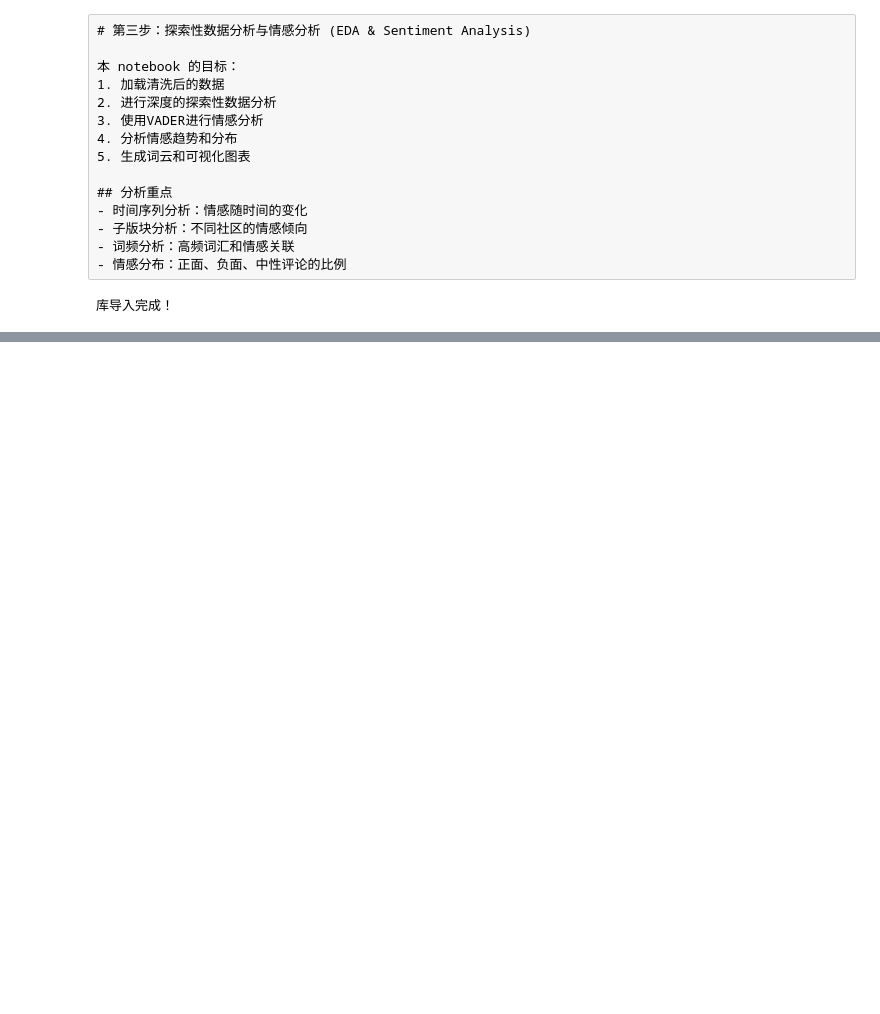
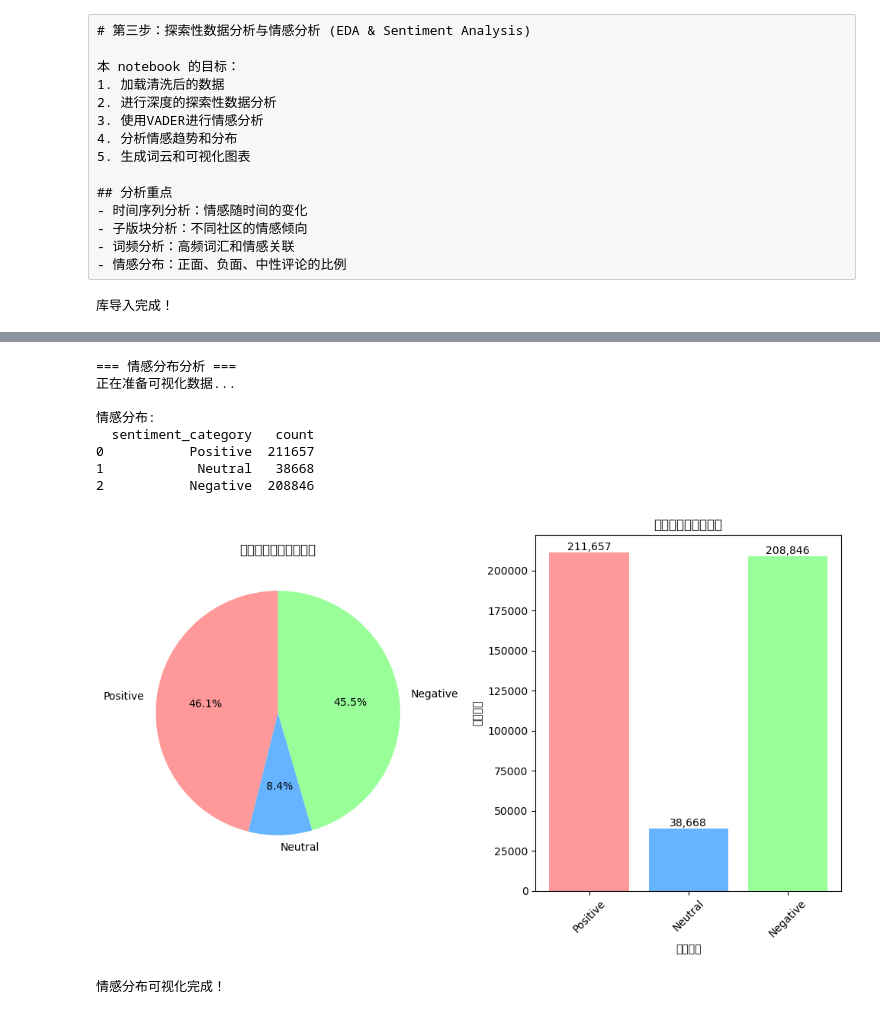
Before and after one commit to q2333gh/tweet_sentiment_analyze, a Jupyter notebook: notebooks/3_eda_and_sentiment_analysis.ipynb, the cells around one changed output, grey strips where cells are left out. Drawn from its saved outputs; the diff is of its cells as text; code cells hidden in the pictures; blank space fills up the shorter version.

```diff
--- a/notebooks/3_eda_and_sentiment_analysis.ipynb
+++ b/notebooks/3_eda_and_sentiment_analysis.ipynb
@@ -59,0 +198,72 @@ AnalysisException: [PATH_NOT_FOUND] Path does not exist: file:/home/jovyan/work/
+# %%
+# 情感分布分析和可视化
+print("=== 情感分布分析 ===")
+
+# 验证前面的VADER分析是否完成
+try:
+    df_with_vader
+    print("正在准备可视化数据...")
+
+    # 创建情感分类
+    def categorize_sentiment(score):
+        if score is None:
+            return "Unknown"
+        elif score > 0.05:
+            return "Positive"
+        elif score < -0.05:
+            return "Negative"
+        else:
+            return "Neutral"
+
+    categorize_udf = F.udf(categorize_sentiment, StringType())
+
+    # 应用情感分类
+    df_categorized = df_with_vader.withColumn("sentiment_category", categorize_udf(F.col("vader_sentiment")))
+
+    # 转换为Pandas进行分析
+    sentiment_dist = df_categorized.groupBy("sentiment_category").count().toPandas()
+    print("\n情感分布:")
+    print(sentiment_dist)
+
+    # 绘制情感分布饼图
+    plt.figure(figsize=(10, 6))
+
+    # 饼图
+    plt.subplot(1, 2, 1)
+    colors = ['#ff9999', '#66b3ff', '#99ff99', '#ffcc99']
+    plt.pie(sentiment_dist['count'], labels=sentiment_dist['sentiment_category'],
+            autopct='%1.1f%%', colors=colors, startangle=90)
+    plt.title('气候变化评论情感分布')
+
+    # 柱状图
+    plt.subplot(1, 2, 2)
+    bars = plt.bar(sentiment_dist['sentiment_category'], sentiment_dist['count'], color=colors)
+    plt.title('各情感类别评论数量')
+    plt.xlabel('情感类别')
+    plt.ylabel('评论数量')
+    plt.xticks(rotation=45)
+
+    # 在柱状图上添加数值标签
+    for bar in bars:
+        height = bar.get_height()
+        plt.text(bar.get_x() + bar.get_width()/2., height,
+                 f'{int(height):,}', ha='center', va='bottom')
+
+    plt.tight_layout()
+    plt.show()
+
+    print("情感分布可视化完成！")
+
+except NameError:
+    print("❌ VADER情感分析未完成，请先运行前面的cells")
+# %% [output]
+=== 情感分布分析 ===
+正在准备可视化数据...
+
+情感分布:
+  sentiment_category   count
+0           Positive  211657
+1            Neutral   38668
+2           Negative  208846
+[figure, added]
+情感分布可视化完成！
```
Also changed, not shown: parts of 7 cells of this notebook, 2 other files.
